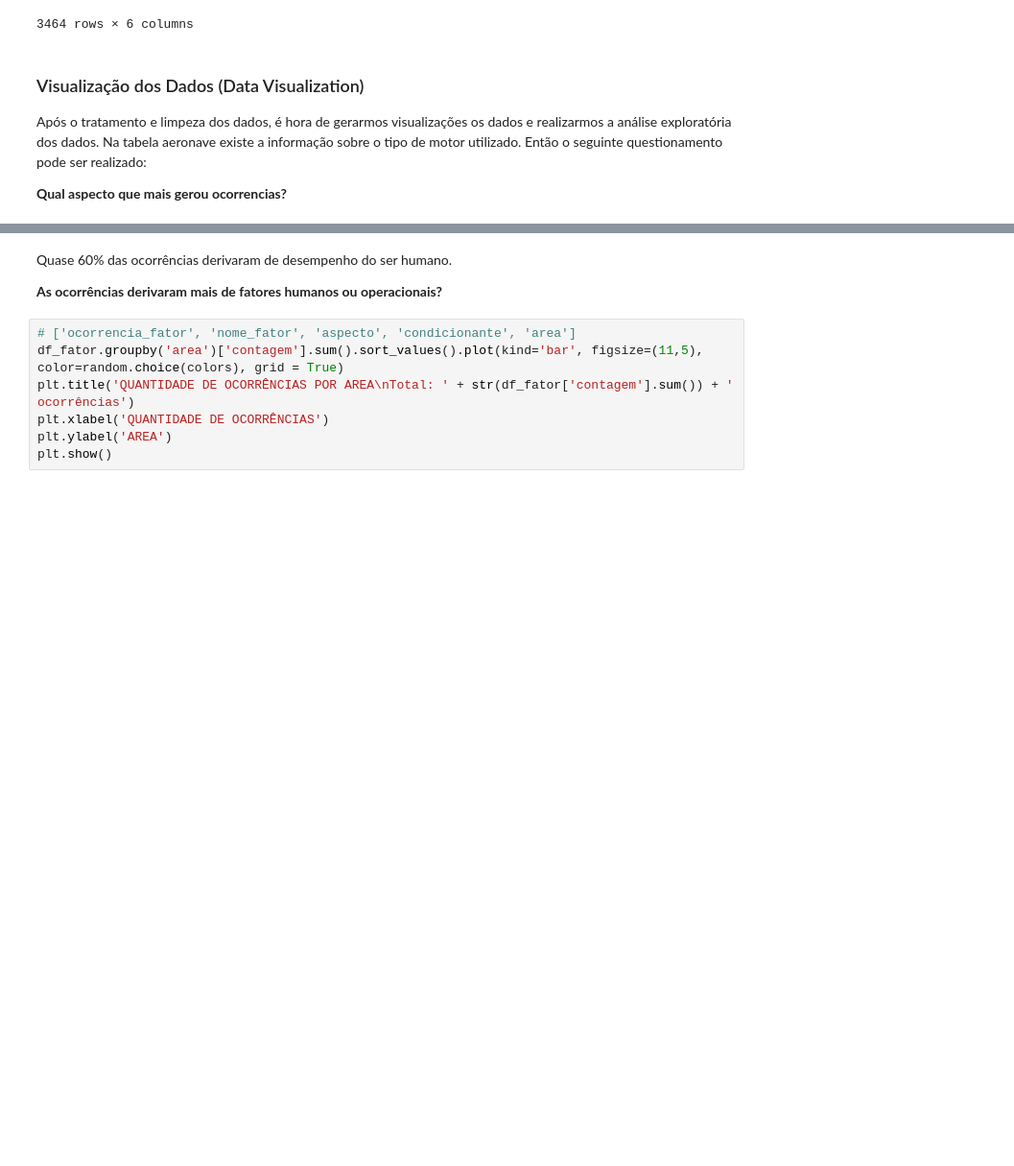
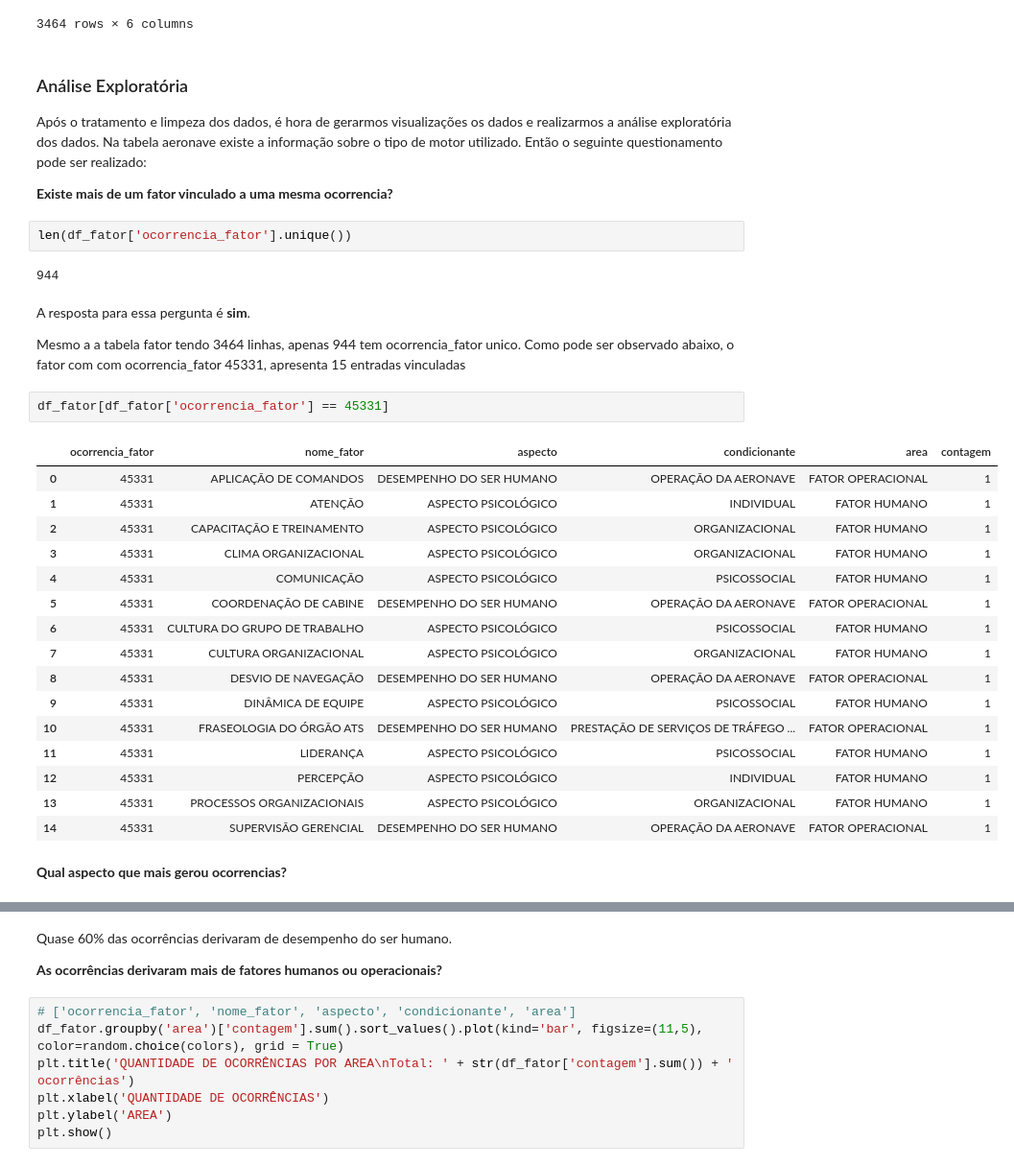
Before and after one commit to victorlorena/acidentes_aereos, a Jupyter notebook: acidentes_aereos.ipynb, the cells around one changed output, grey strips where cells are left out. Shown at 96% size. Cells and saved outputs as stored; diff of their text form; blank space fills up the shorter version.

```diff
--- a/acidentes_aereos.ipynb
+++ b/acidentes_aereos.ipynb
@@ -690,12 +659,41 @@ df_fator
 | 3463 | 80258 | PRESENÇA DE FAUNA (NÃO AVE) | ELEMENTOS RELACIONADOS AO AMBIENT... | NÃO IDENTIFICADO | FATOR OPERACIONAL | 1 |
 3464 rows × 6 columns
 # %% [markdown]
-<h3> Visualização dos Dados (Data Visualization) </h3>
+<h3> Análise Exploratória </h3>
 
 Após o tratamento e limpeza dos dados, é hora de gerarmos visualizações os dados e realizarmos a análise exploratória dos dados.
 Na tabela aeronave existe a informação sobre o tipo de motor utilizado. Então o seguinte questionamento pode ser realizado:
 
-<b> Qual aspecto que mais gerou ocorrencias? </b>
+<b> Existe mais de um fator vinculado a uma mesma ocorrencia? </b>
+# %%
+len(df_fator['ocorrencia_fator'].unique())
+# %% [output]
+944
+# %% [markdown]
+A resposta para essa pergunta é <b>sim</b>.
+
+Mesmo a a tabela fator tendo 3464 linhas, apenas 944 tem ocorrencia_fator unico. Como pode ser observado abaixo, o fator com com ocorrencia_fator 45331, apresenta 15 entradas vinculadas
+# %%
+df_fator[df_fator['ocorrencia_fator'] == 45331]
+# %% [output]
+|  | ocorrencia_fator | nome_fator | aspecto | condicionante | area | contagem |
+| 0 | 45331 | APLICAÇÃO DE COMANDOS | DESEMPENHO DO SER HUMANO | OPERAÇÃO DA AERONAVE | FATOR OPERACIONAL | 1 |
+| 1 | 45331 | ATENÇÃO | ASPECTO PSICOLÓGICO | INDIVIDUAL | FATOR HUMANO | 1 |
+| 2 | 45331 | CAPACITAÇÃO E TREINAMENTO | ASPECTO PSICOLÓGICO | ORGANIZACIONAL | FATOR HUMANO | 1 |
+| 3 | 45331 | CLIMA ORGANIZACIONAL | ASPECTO PSICOLÓGICO | ORGANIZACIONAL | FATOR HUMANO | 1 |
+| 4 | 45331 | COMUNICAÇÃO | ASPECTO PSICOLÓGICO | PSICOSSOCIAL | FATOR HUMANO | 1 |
+| 5 | 45331 | COORDENAÇÃO DE CABINE | DESEMPENHO DO SER HUMANO | OPERAÇÃO DA AERONAVE | FATOR OPERACIONAL | 1 |
+| 6 | 45331 | CULTURA DO GRUPO DE TRABALHO | ASPECTO PSICOLÓGICO | PSICOSSOCIAL | FATOR HUMANO | 1 |
+| 7 | 45331 | CULTURA ORGANIZACIONAL | ASPECTO PSICOLÓGICO | ORGANIZACIONAL | FATOR HUMANO | 1 |
+| 8 | 45331 | DESVIO DE NAVEGAÇÃO | DESEMPENHO DO SER HUMANO | OPERAÇÃO DA AERONAVE | FATOR OPERACIONAL | 1 |
+| 9 | 45331 | DINÂMICA DE EQUIPE | ASPECTO PSICOLÓGICO | PSICOSSOCIAL | FATOR HUMANO | 1 |
+| 10 | 45331 | FRASEOLOGIA DO ÓRGÃO ATS | DESEMPENHO DO SER HUMANO | PRESTAÇÃO DE SERVIÇOS DE TRÁFEGO ... | FATOR OPERACIONAL | 1 |
+| 11 | 45331 | LIDERANÇA | ASPECTO PSICOLÓGICO | PSICOSSOCIAL | FATOR HUMANO | 1 |
+| 12 | 45331 | PERCEPÇÃO | ASPECTO PSICOLÓGICO | INDIVIDUAL | FATOR HUMANO | 1 |
+| 13 | 45331 | PROCESSOS ORGANIZACIONAIS | ASPECTO PSICOLÓGICO | ORGANIZACIONAL | FATOR HUMANO | 1 |
+| 14 | 45331 | SUPERVISÃO GERENCIAL | DESEMPENHO DO SER HUMANO | OPERAÇÃO DA AERONAVE | FATOR OPERACIONAL | 1 |
+# %% [markdown]
+<b> Qual aspecto que mais gerou ocorrencias? </b>
 # %%
 # ['ocorrencia_fator', 'nome_fator', 'aspecto', 'condicionante', 'area']
 df_fator.groupby('aspecto')['contagem'].sum().sort_values().plot(kind='bar', figsize=(11,5), color=random.choice(colors), grid = True)
```
Also changed, not shown: parts of 44 cells of this notebook.
